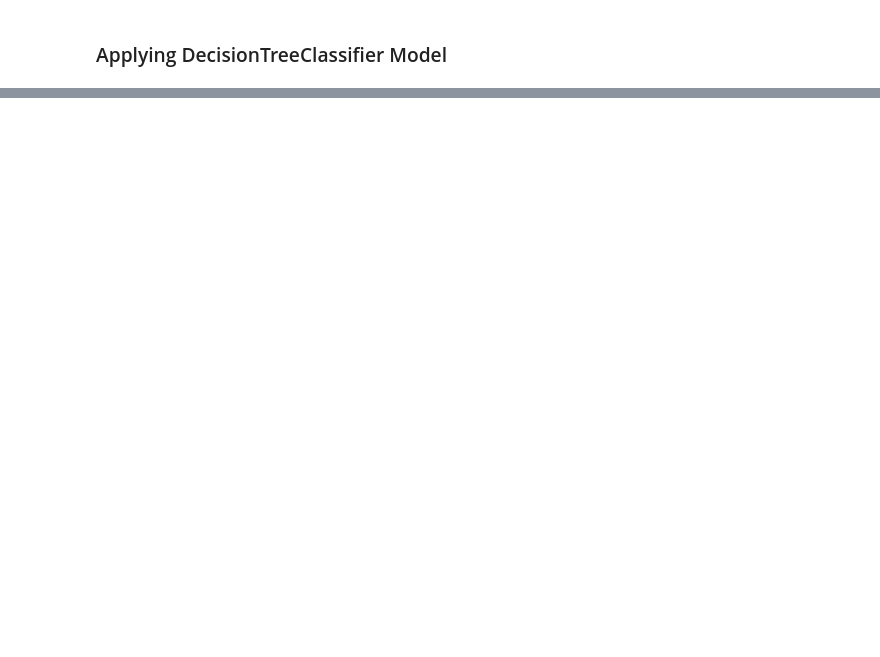
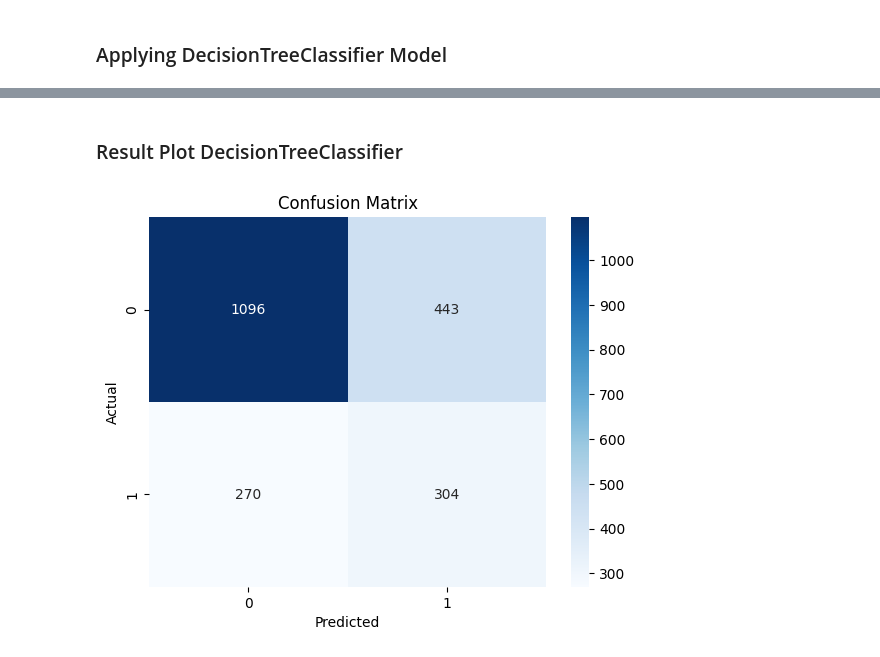
Before and after one commit to RaphaCosil/telecomunication-ml, a Jupyter notebook: machine_learning.ipynb, the cells around one changed output, grey strips where cells are left out. Drawn from its saved outputs; the diff is of its cells as text; code cells hidden in the pictures; blank space fills up the shorter version.

```diff
--- a/machine_learning.ipynb
+++ b/machine_learning.ipynb
@@ -101,2 +177,15 @@ plt.show()
 # %% [markdown]
 ### Applying DecisionTreeClassifier Model
+# %%
+from sklearn.tree import DecisionTreeClassifier
+from sklearn.metrics import accuracy_score, classification_report, confusion_matrix
+
+clf = DecisionTreeClassifier()
+
+clf.fit(X_train_norm, y_train)
+
+y_pred_clf = clf.predict(X_test_norm)
+
+print("Accuracy:", accuracy_score(y_test, y_pred_clf))
+print("Confusion Matrix:\n", confusion_matrix(y_test, y_pred_clf))
+print("Classification Report:\n", classification_report(y_test, y_pred_clf))
@@ -102,0 +206,11 @@ plt.show()
+# %% [markdown]
+### Result Plot DecisionTreeClassifier
+# %%
+cm_clf = confusion_matrix(y_test, y_pred_clf)
+sns.heatmap(cm_clf, annot=True, fmt='d', cmap='Blues')
+plt.xlabel('Predicted')
+plt.ylabel('Actual')
+plt.title('Confusion Matrix')
+plt.show()
+# %% [output]
+[figure, added]
```
Also changed, not shown: parts of 11 cells of this notebook.
